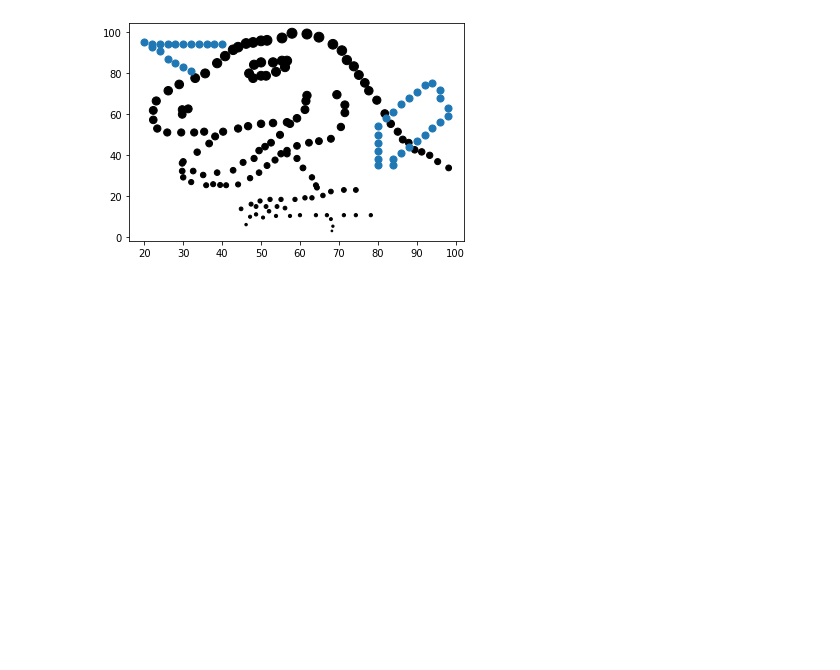
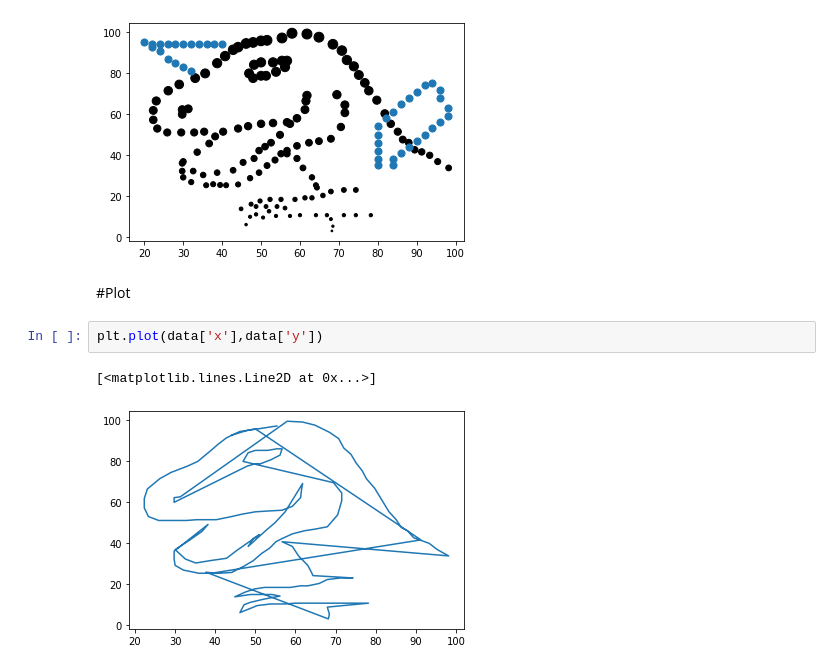
Before and after one commit to kanyaweeud/KKU_data_mining, a Jupyter notebook: Data102.ipynb, the cells around one changed output. Cells and saved outputs as stored; diff of their text form; blank space fills up the shorter version.

```diff
--- a/Data102.ipynb
+++ b/Data102.ipynb
@@ -163,3 +163,10 @@ plt.scatter([32,30,28,26,24,22,20,22,24,26,28,30,32,34,36,38,40,84,84,86,88,90,9
 # %% [output]
 <matplotlib.collections.PathCollection at 0x...>
 [figure]
+# %% [markdown]
+#Plot
+# %%
+plt.plot(data['x'],data['y'])
+# %% [output]
+[<matplotlib.lines.Line2D at 0x...>]
+[figure, added]
```
Also changed, not shown: parts of 28 cells of this notebook.
